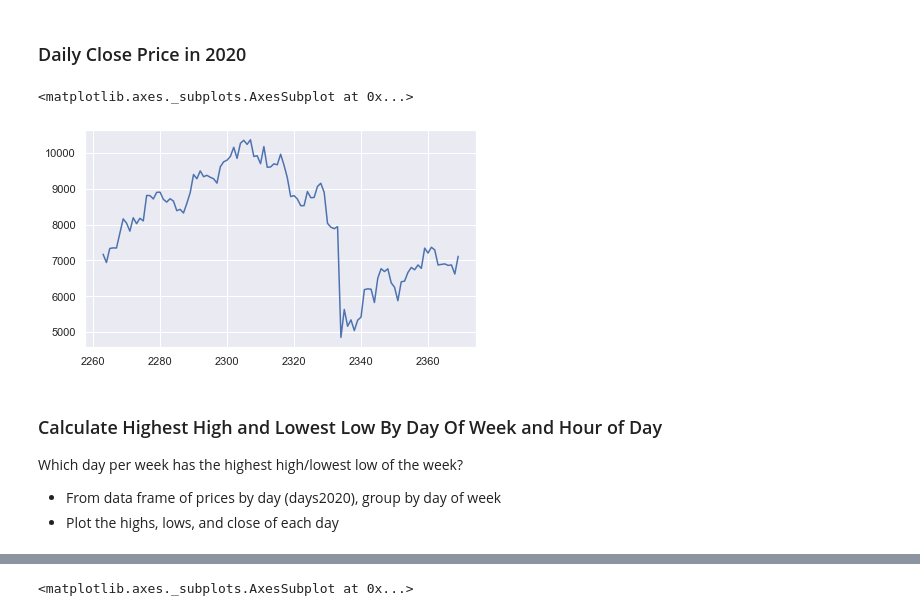
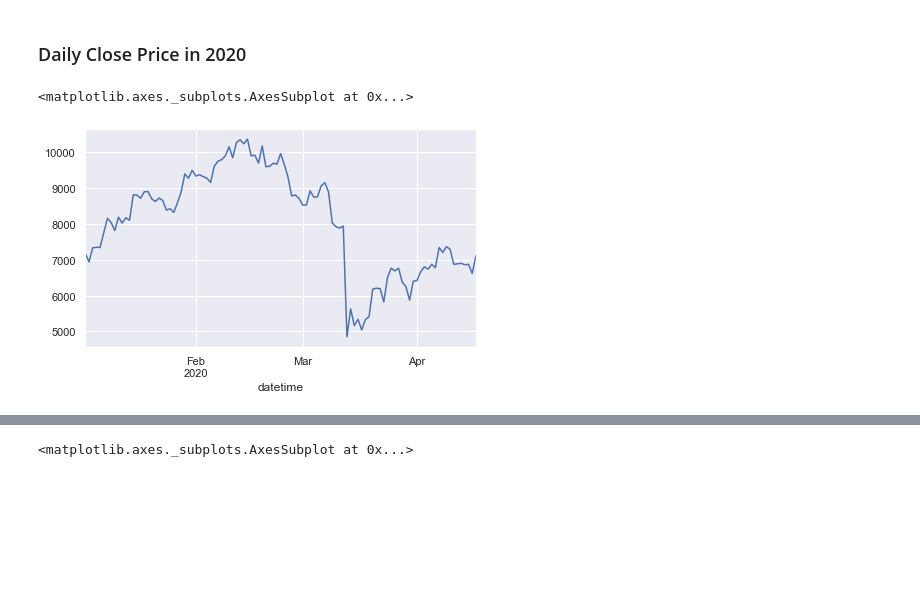
Before and after one commit to a-epstein/crypto-analysis, a Jupyter notebook: kraken_analysis.ipynb, the cells around one changed output, grey strips where cells are left out. Drawn from its saved outputs; the diff is of its cells as text; code cells hidden in the pictures; blank space fills up the shorter version.

```diff
--- a/kraken_analysis.ipynb
+++ b/kraken_analysis.ipynb
@@ -182,0 +194,15 @@ average_price_by_day = day_group_df.groupby('DayOfWeek')['ClosePrice'].mean()
+# %%
+# Add day, weekly, yearly data to columns
+day_df['day'] = day_df.index.day
+day_df['week'] = day_df.index.week
+day_df['year'] = day_df.index.year
+day_df['hour'] = day_df.index.hour
+
+# Sort days of the week with an ordered categorical datatype
+day_cats = ['Sunday', 'Monday', 'Tuesday', 'Wednesday', 'Thursday', 'Friday', 'Saturday']
+cat_type = CategoricalDtype(categories=day_cats, ordered=True)
+
+# Apply sort
+day_df['DayOfWeek'] = day_df['DayOfWeek'].astype(cat_type)
+
+day_df.head()
@@ -183,24 +217,18 @@ average_price_by_day = day_group_df.groupby('DayOfWeek')['ClosePrice'].mean()
 # %% [markdown]
 ### Daily Close Price in 2020
 # %%
-# Ok let's scale down for now and just look at rolling average over the course of 2020
+# Rolling average over the course of 2020
 start_date = '01-01-2020'
 end_date = '4-17-2020'
-mask = (dayofweek_df['Date'] > start_date) & (dayofweek_df['Date'] <= end_date)
+mask = (day_df['Date'] > start_date) & (day_df['Date'] <= end_date)
 
 # Filter using our mask
-days_2020_df = dayofweek_df.loc[mask]
+day_2020_df = day_df.loc[mask]
 
 # Look at only the mean per day of the week in 2020
 #days2020_grouped = day_2020.groupby('DayOfWeek')['ClosePrice'].mean()
 
-days_2020_df['ClosePrice'].plot(figsize=(7,4))
+day_2020_df['ClosePrice'].plot(figsize=(7,4))
 # %% [output]
 <matplotlib.axes._subplots.AxesSubplot at 0x...>
-[figure, old version]
+[figure, new version]
-# %% [markdown]
-### Calculate Highest High and Lowest Low By Day Of Week and Hour of Day
-
-Which day per week has the highest high/lowest low of the week?
-- From data frame of prices by day (days2020), group by day of week
-- Plot the highs, lows, and close of each day
```
Also changed, not shown: parts of 29 cells of this notebook.
